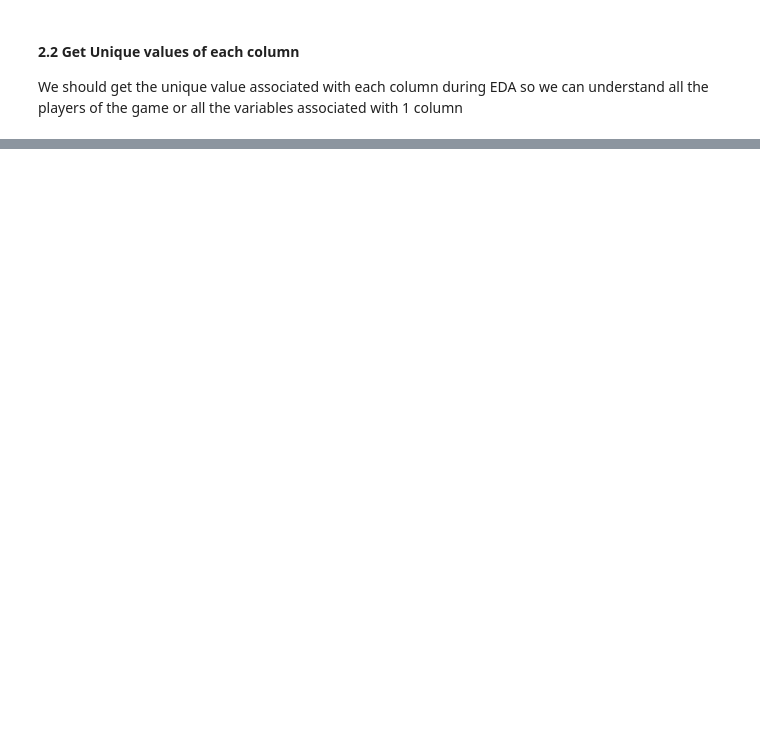
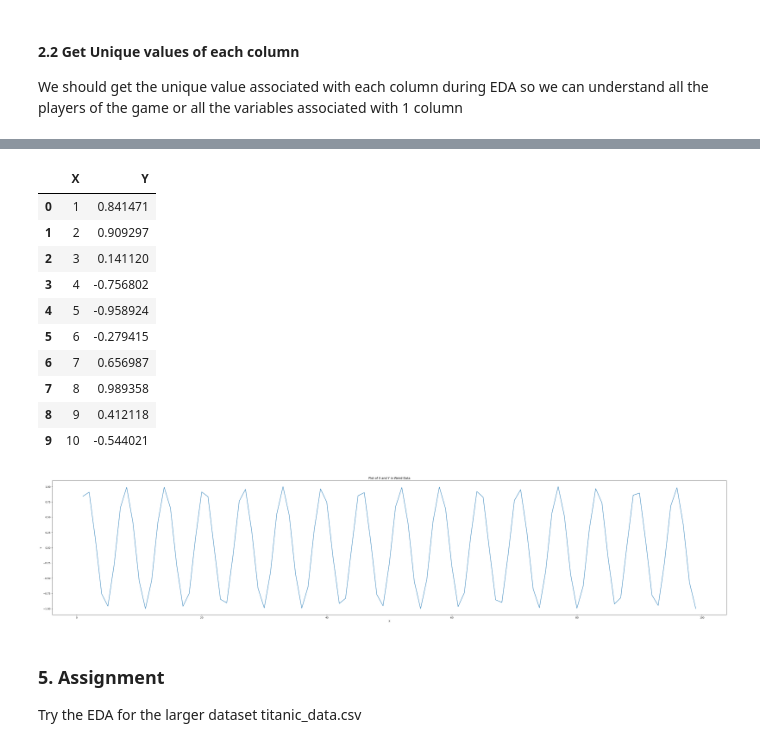
Before and after one commit to Siddhant128-bit/Kings_College_AI_Training, a Jupyter notebook: 1.EDA_Basics/eda_basics.ipynb, the cells around one changed output, grey strips where cells are left out. Cells and saved outputs as stored; diff of their text form; code cells hidden in the pictures; blank space fills up the shorter version.

```diff
--- a/1.EDA_Basics/eda_basics.ipynb
+++ b/1.EDA_Basics/eda_basics.ipynb
@@ -134,0 +300,28 @@ display(data_tennis[['outlook','play']])
+# %%
+weird_data=pd.read_csv('data/weird_data.csv')
+display(weird_data.head(10))
+
+# Increase figure size and plot the data
+plt.figure(figsize=(50, 10))  # Adjust the width and height as needed
+plt.plot(np.array(weird_data['X']), np.array(weird_data['Y']))
+plt.xlabel('X')
+plt.ylabel('Y')
+plt.title('Plot of X and Y in Weird Data')
+plt.show()
+# %% [output]
+|  | X | Y |
+| 0 | 1 | 0.841471 |
+| 1 | 2 | 0.909297 |
+| 2 | 3 | 0.141120 |
+| 3 | 4 | -0.756802 |
+| 4 | 5 | -0.958924 |
+| 5 | 6 | -0.279415 |
+| 6 | 7 | 0.656987 |
+| 7 | 8 | 0.989358 |
+| 8 | 9 | 0.412118 |
+| 9 | 10 | -0.544021 |
+[figure, added]
+# %% [markdown]
+<h3> 5. Assignment </h3>
+
+Try the EDA for the larger dataset titanic_data.csv
```
Also changed, not shown: parts of 13 cells of this notebook, 3 other files.
